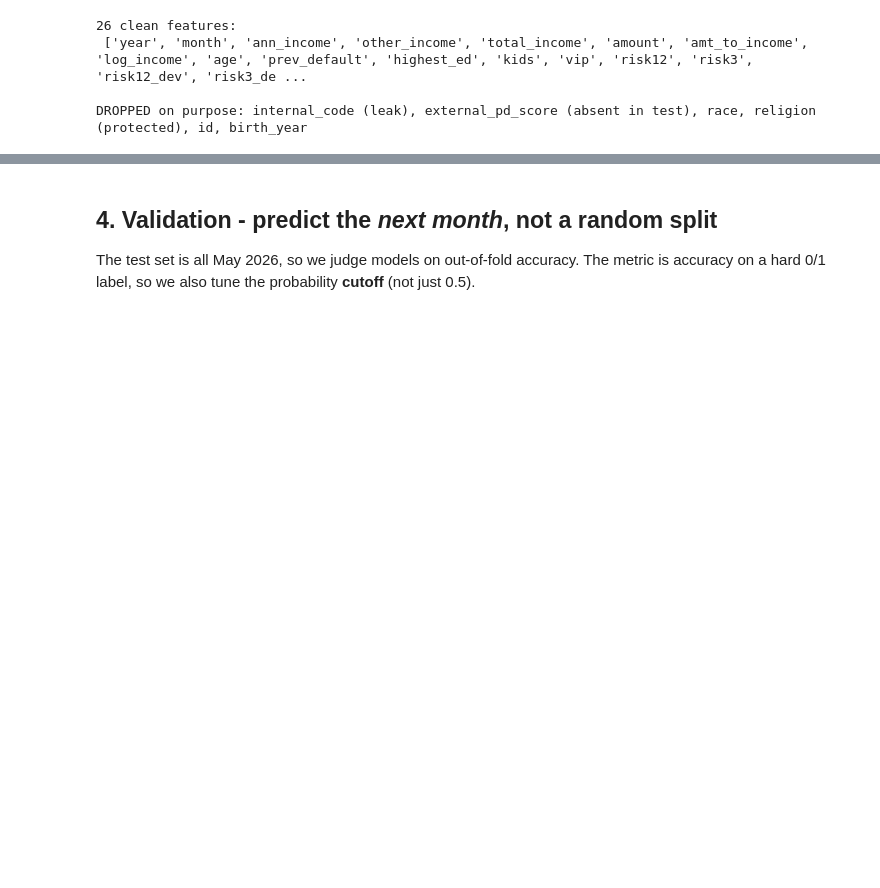
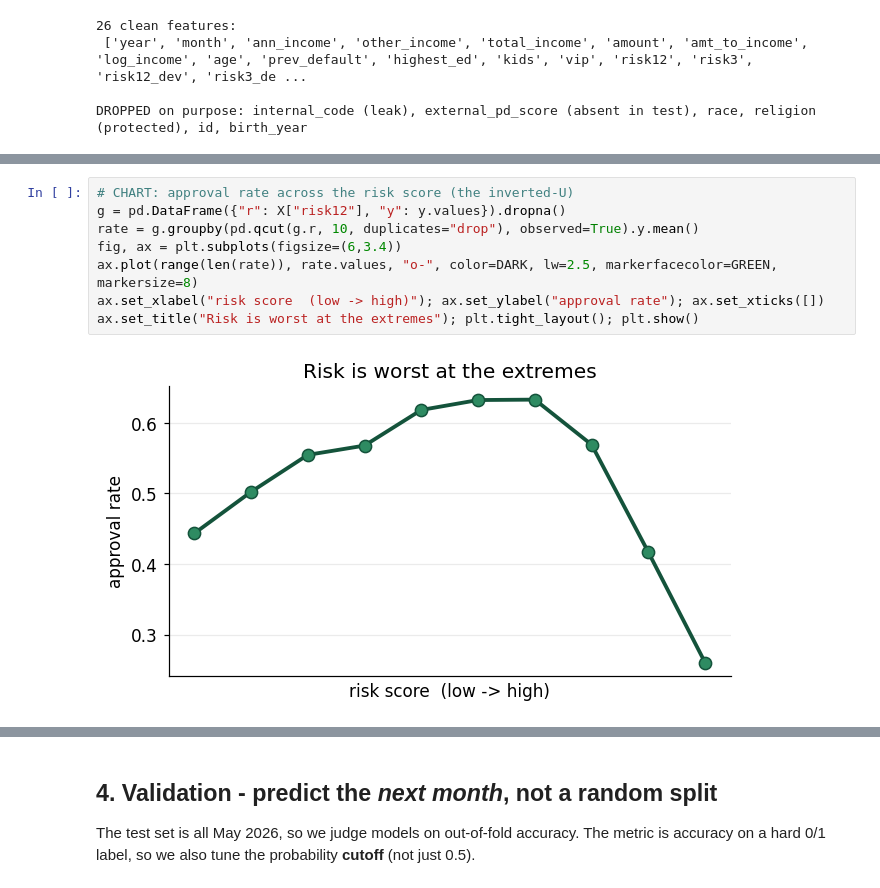
Before and after one commit to GianlucaBave/final-data-finance, a Jupyter notebook: notebooks/credit_decision_pipeline.ipynb, the cells around one changed output, grey strips where cells are left out. Saved outputs shown, nothing was run; the diff lists cells and outputs as text; blank space fills up the shorter version.

```diff
--- a/notebooks/credit_decision_pipeline.ipynb
+++ b/notebooks/credit_decision_pipeline.ipynb
@@ -150,0 +172,10 @@ DROPPED on purpose: internal_code (leak), external_pd_score (absent in test), ra
+# %%
+# CHART: approval rate across the risk score (the inverted-U)
+g = pd.DataFrame({"r": X["risk12"], "y": y.values}).dropna()
+rate = g.groupby(pd.qcut(g.r, 10, duplicates="drop"), observed=True).y.mean()
+fig, ax = plt.subplots(figsize=(6,3.4))
+ax.plot(range(len(rate)), rate.values, "o-", color=DARK, lw=2.5, markerfacecolor=GREEN, markersize=8)
+ax.set_xlabel("risk score  (low -> high)"); ax.set_ylabel("approval rate"); ax.set_xticks([])
+ax.set_title("Risk is worst at the extremes"); plt.tight_layout(); plt.show()
+# %% [output]
+[figure, added]
```
Also changed, not shown: parts of 8 cells of this notebook.
